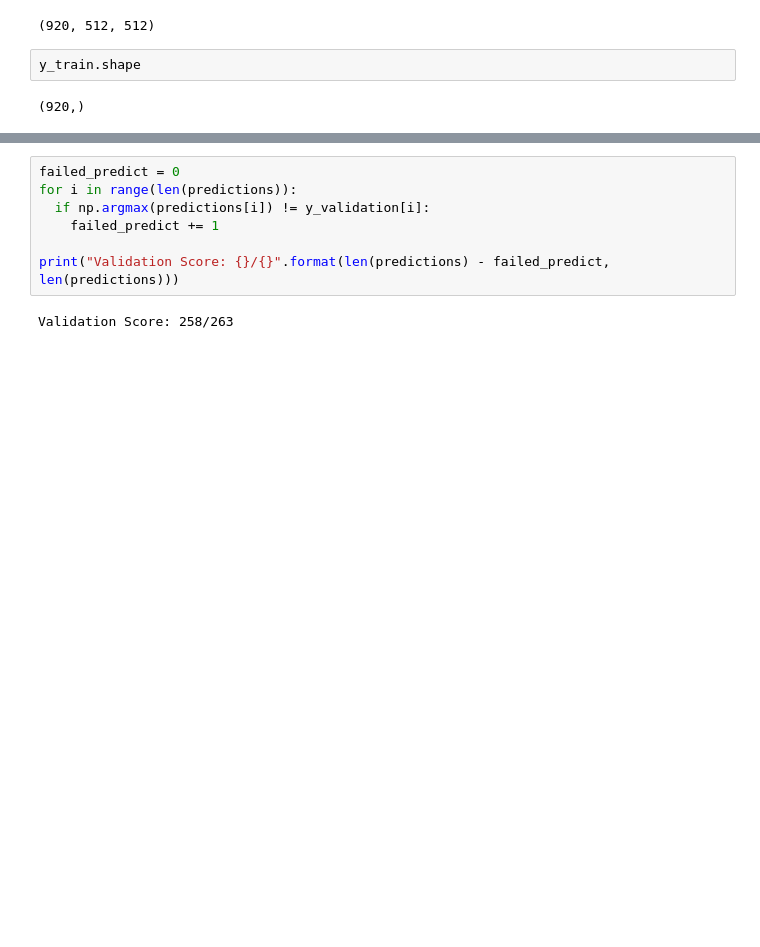
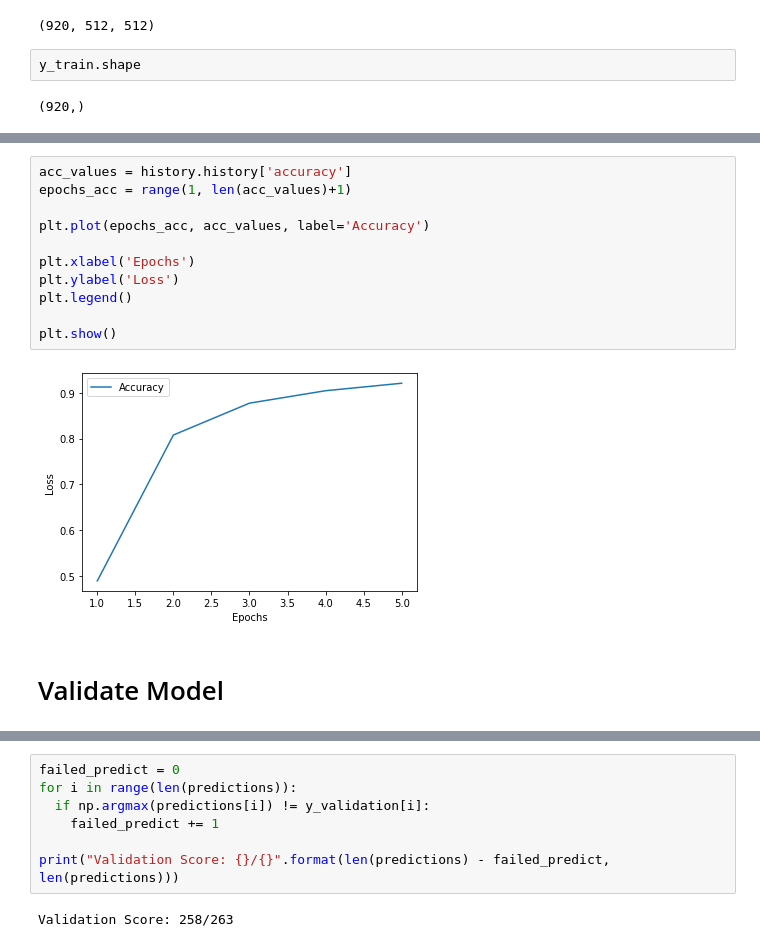
Before and after one commit to IramML/ailabschool-exam, a Jupyter notebook: option1/problem1/Examen_R1.ipynb, the cells around one changed output, grey strips where cells are left out. Saved outputs shown, nothing was run; the diff lists cells and outputs as text; blank space fills up the shorter version.

```diff
--- a/option1/problem1/Examen_R1.ipynb
+++ b/option1/problem1/Examen_R1.ipynb
@@ -357,3 +374,18 @@ Epoch 5/5
+# %%
+acc_values = history.history['accuracy']
+epochs_acc = range(1, len(acc_values)+1)
+
+plt.plot(epochs_acc, acc_values, label='Accuracy')
+
+plt.xlabel('Epochs')
+plt.ylabel('Loss')
+plt.legend()
+
+plt.show()
+# %% [output]
+[figure, added]
+# %% [markdown]
+# Validate Model
 # %%
 test_loss, test_acc = model.evaluate(X_test, y_test)
 print("Accuracy: ", test_acc)
```
Also changed, not shown: parts of 9 cells of this notebook.
